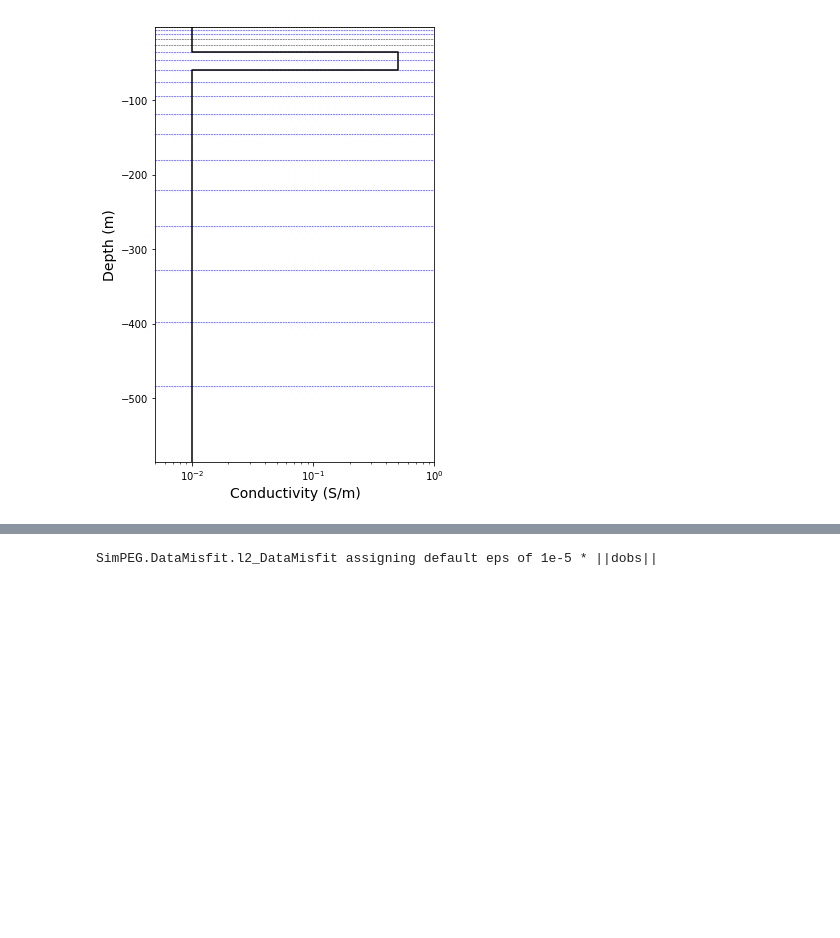
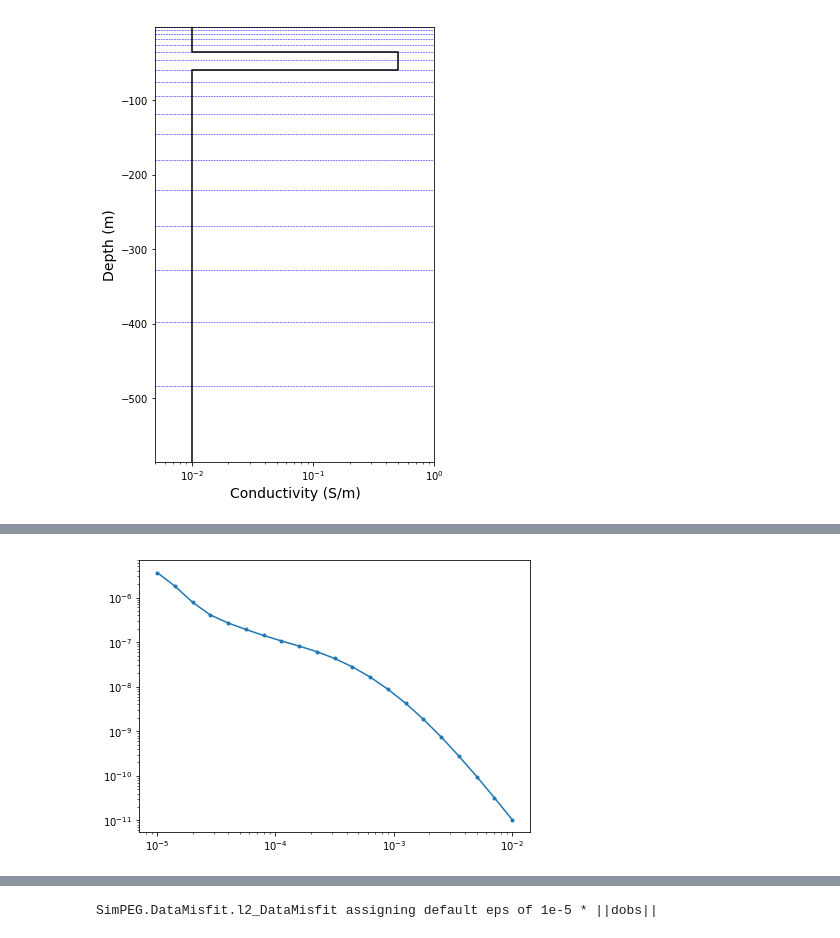
Before and after one commit to simpeg/simpegEM1D, a Jupyter notebook: simpegem1d/notebooks/EM1D_inversion_TD_layers.ipynb, the cells around one changed output, grey strips where cells are left out. Saved outputs shown, nothing was run; the diff lists cells and outputs as text; code cells hidden in the pictures; blank space fills up the shorter version.

```diff
--- a/simpegem1d/notebooks/EM1D_inversion_TD_layers.ipynb
+++ b/simpegem1d/notebooks/EM1D_inversion_TD_layers.ipynb
@@ -83,3 +90,10 @@ Wall time: 250 ms
+# %%
+fig, axes = subplots(1,1, figsize = (7,5))
+axes.plot(TDsurvey.time, -d_true, '.-')
+axes.set_xscale('log');
+axes.set_yscale('log');
+# %% [output]
+[figure, added]
 # %%
 fig, axes = subplots(1,1, figsize = (7,5))
 axes.plot(TDsurvey.time, -d_true, '.-')
```
Also changed, not shown: parts of 12 cells of this notebook, 4 other files.
